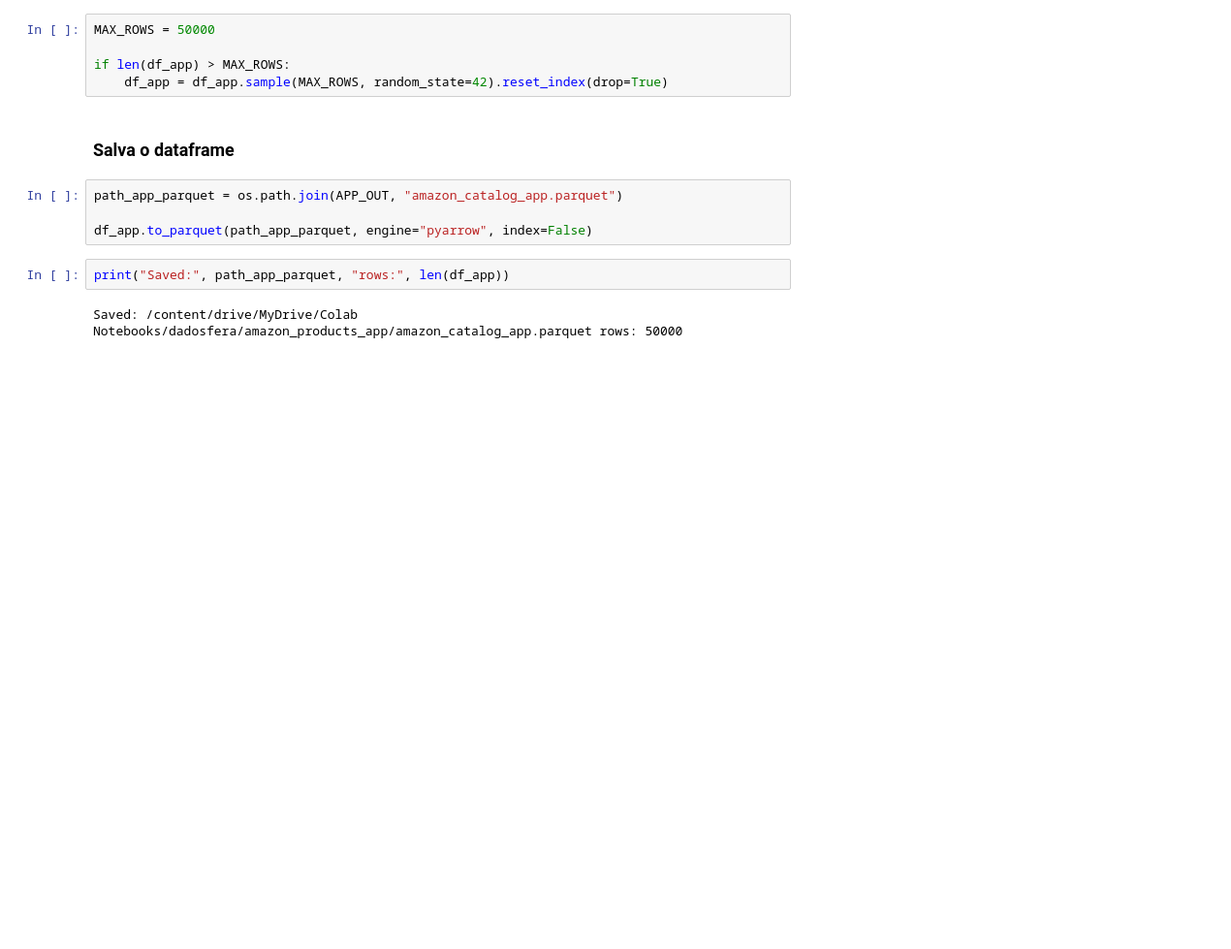
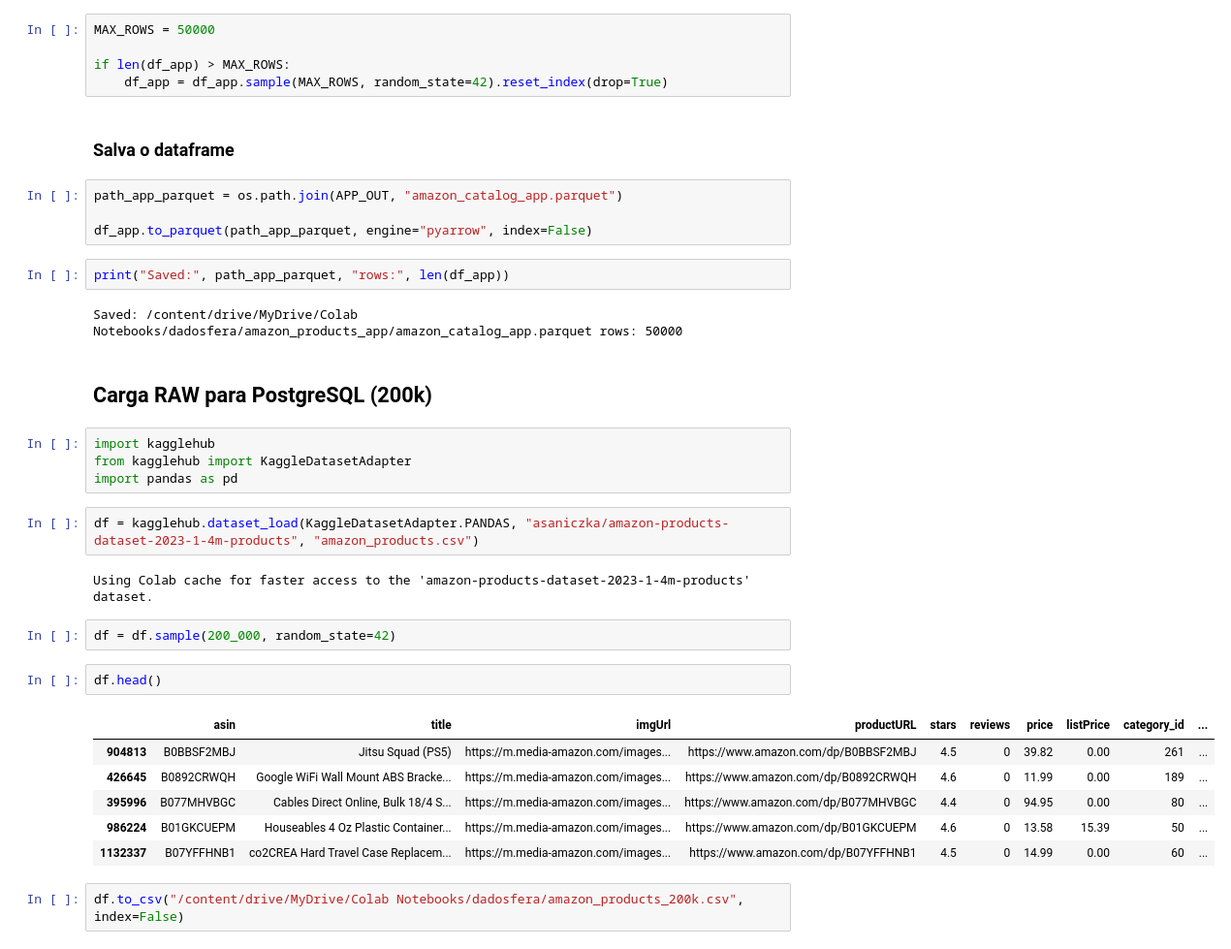
Before and after one commit to andreadcsousa/andrea_sousa_DDF_TECH_022026, a Jupyter notebook: notebooks/04_data_app_streamlit.ipynb, the cells around one changed output. Shown at 97% size. Drawn from its saved outputs; the diff is of its cells as text; blank space fills up the shorter version.

```diff
--- a/notebooks/04_data_app_streamlit.ipynb
+++ b/notebooks/04_data_app_streamlit.ipynb
@@ -259,3 +259,26 @@ df_app.to_parquet(path_app_parquet, engine="pyarrow", index=False)
 print("Saved:", path_app_parquet, "rows:", len(df_app))
 # %% [output]
 Saved: /content/drive/MyDrive/Colab Notebooks/dadosfera/amazon_products_app/amazon_catalog_app.parquet rows: 50000
+# %% [markdown]
+## Carga RAW para PostgreSQL (200k)
+# %%
+import kagglehub
+from kagglehub import KaggleDatasetAdapter
+import pandas as pd
+# %%
+df = kagglehub.dataset_load(KaggleDatasetAdapter.PANDAS, "asaniczka/amazon-products-dataset-2023-1-4m-products", "amazon_products.csv")
+# %% [output]
+Using Colab cache for faster access to the 'amazon-products-dataset-2023-1-4m-products' dataset.
+# %%
+df = df.sample(200_000, random_state=42)
+# %%
+df.head()
+# %% [output]
+|  | asin | title | imgUrl | productURL | stars | reviews | price | listPrice | category_id | ... |
+| 904813 | B0BBSF2MBJ | Jitsu Squad (PS5) | https://m.media-amazon.com/images... | https://www.amazon.com/dp/B0BBSF2MBJ | 4.5 | 0 | 39.82 | 0.00 | 261 | ... |
+| 426645 | B0892CRWQH | Google WiFi Wall Mount ABS Bracke... | https://m.media-amazon.com/images... | https://www.amazon.com/dp/B0892CRWQH | 4.6 | 0 | 11.99 | 0.00 | 189 | ... |
+| 395996 | B077MHVBGC | Cables Direct Online, Bulk 18/4 S... | https://m.media-amazon.com/images... | https://www.amazon.com/dp/B077MHVBGC | 4.4 | 0 | 94.95 | 0.00 | 80 | ... |
+| 986224 | B01GKCUEPM | Houseables 4 Oz Plastic Container... | https://m.media-amazon.com/images... | https://www.amazon.com/dp/B01GKCUEPM | 4.6 | 0 | 13.58 | 15.39 | 50 | ... |
+| 1132337 | B07YFFHNB1 | co2CREA Hard Travel Case Replacem... | https://m.media-amazon.com/images... | https://www.amazon.com/dp/B07YFFHNB1 | 4.5 | 0 | 14.99 | 0.00 | 60 | ... |
+# %%
+df.to_csv("/content/drive/MyDrive/Colab Notebooks/dadosfera/amazon_products_200k.csv", index=False)
```
Also changed, not shown: 40 other files.
